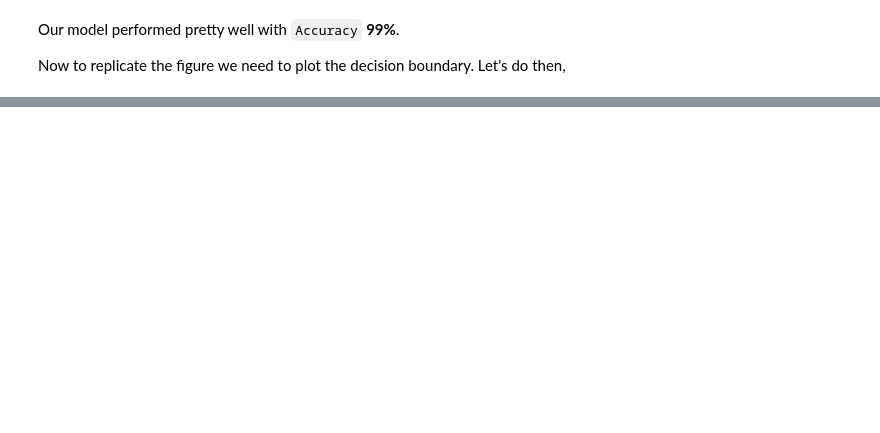
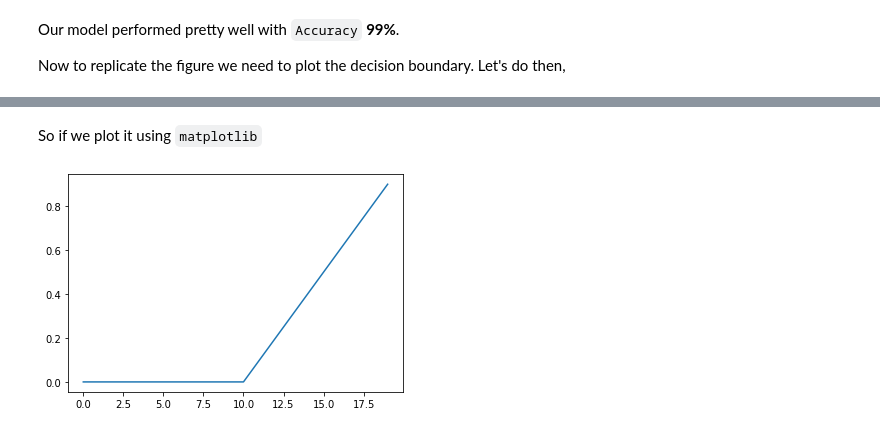
Before and after one commit to SaketMunda/tensorflow-fundamentals, a Jupyter notebook: 02_neural_network_classification_exercises.ipynb, the cells around one changed output, grey strips where cells are left out. Cells and saved outputs as stored; diff of their text form; code cells hidden in the pictures; blank space fills up the shorter version.

```diff
--- a/02_neural_network_classification_exercises.ipynb
+++ b/02_neural_network_classification_exercises.ipynb
@@ -162,0 +266,3 @@ Doing binary-class classification...
+# %%
+# Let's create a tensor with random numbers ranging from -1 to 1
+random = tf.constant(tf.range(-1, 1, 0.1))
@@ -162,0 +296,6 @@ Doing binary-class classification...
+# %% [markdown]
+So if we plot it using `matplotlib`
+# %%
+plt.plot(tf.maximum(0, random));
+# %% [output]
+[figure, added]
```
Also changed, not shown: parts of 21 cells of this notebook.
